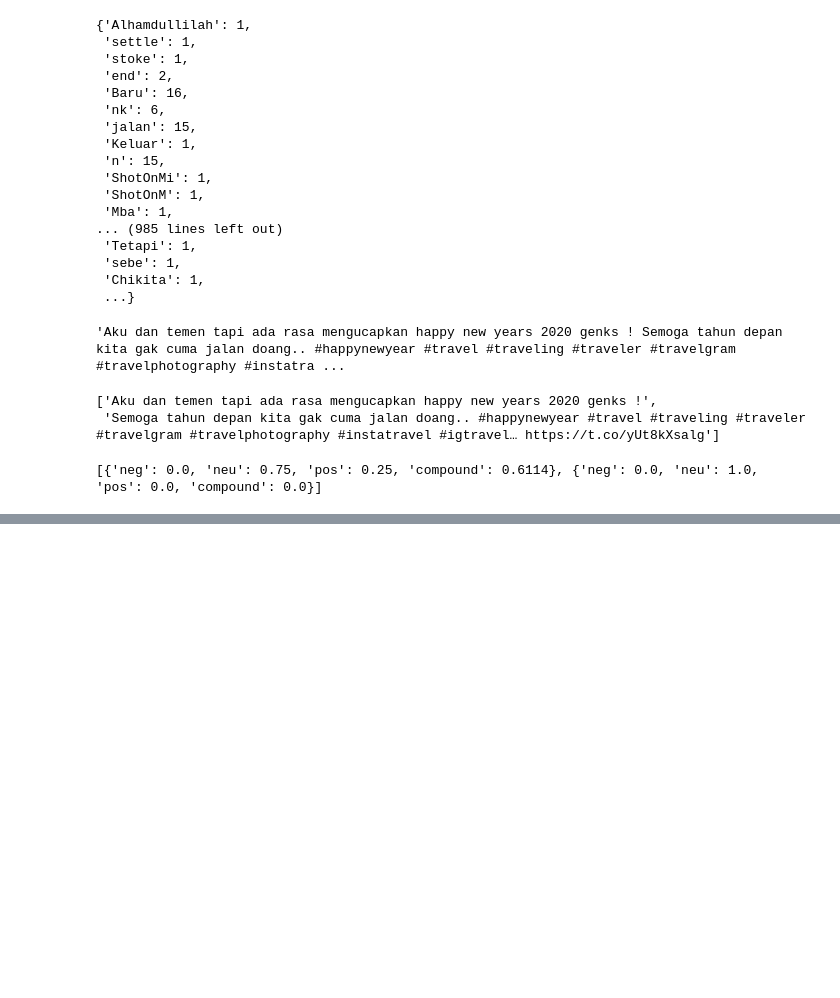
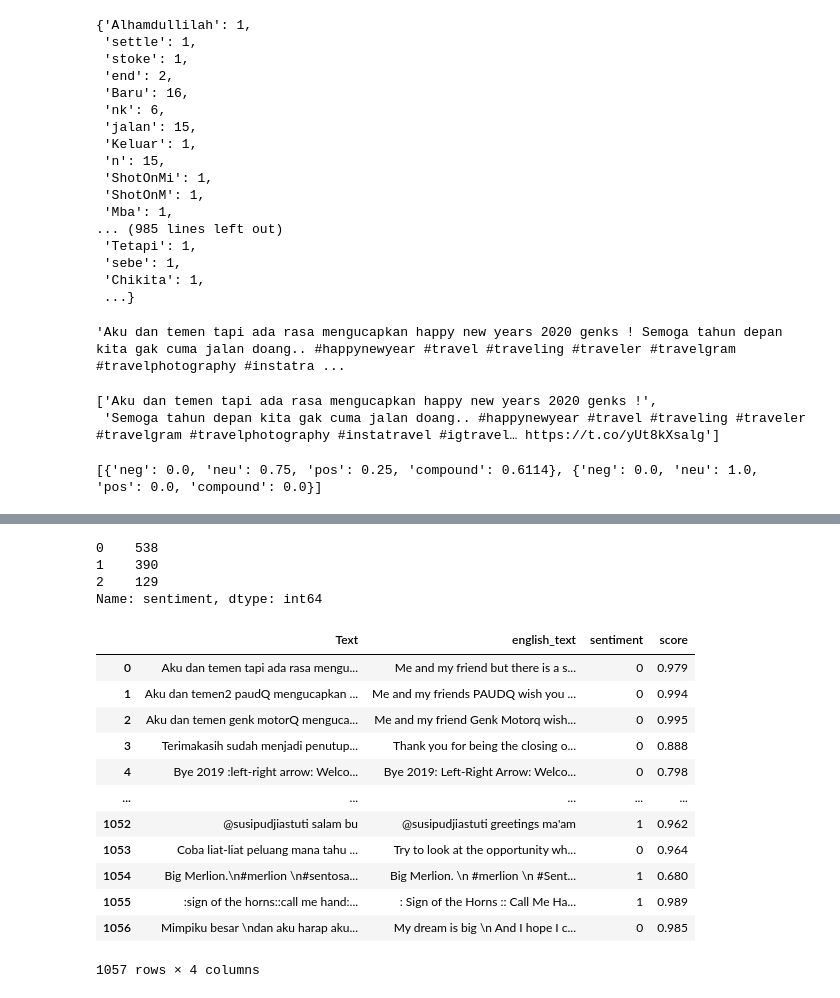
Before and after one commit to kilvear/Guest-Feedback-Insights, a Jupyter notebook: data-scrapping/twitter/translating googleapi.ipynb, the cells around one changed output, grey strips where cells are left out. Drawn from its saved outputs; the diff is of its cells as text; code cells hidden in the pictures; blank space fills up the shorter version.

```diff
--- a/data-scrapping/twitter/translating googleapi.ipynb
+++ b/data-scrapping/twitter/translating googleapi.ipynb
@@ -227,0 +254,22 @@ print(sentiment)
+# %%
+def sentiment_analysis_label(text):
+    '''
+    Sentiment analysis labelling
+    0 - positive
+    1 - negative
+    '''
+    output = nlp(text)
+    if output[0]['label'] == 'positive':
+        label = 0
+    elif output[0]['label'] == 'neutral':
+        label = 1
+    else:
+        label = 2
+    return label
+# %%
+def sentiment_analysis_score(text):
+    '''
+    Return sentiment analysis score
+    '''
+    output = nlp(text)
+    return round(output[0]['score'], 3)
@@ -227,0 +292,27 @@ print(sentiment)
+# %%
+df['sentiment'] = df['Text'].apply(sentiment_analysis_label)
+# %%
+df['sentiment'].value_counts(ascending=False)
+# %% [output]
+0    538
+1    390
+2    129
+Name: sentiment, dtype: int64
+# %%
+df['score'] = df['Text'].apply(sentiment_analysis_score)
+# %%
+df
+# %% [output]
+|  | Text | english_text | sentiment | score |
+| 0 | Aku dan temen tapi ada rasa mengu... | Me and my friend but there is a s... | 0 | 0.979 |
+| 1 | Aku dan temen2 paudQ mengucapkan ... | Me and my friends PAUDQ wish you ... | 0 | 0.994 |
+| 2 | Aku dan temen genk motorQ menguca... | Me and my friend Genk Motorq wish... | 0 | 0.995 |
+| 3 | Terimakasih sudah menjadi penutup... | Thank you for being the closing o... | 0 | 0.888 |
+| 4 | Bye 2019 :left-right arrow: Welco... | Bye 2019: Left-Right Arrow: Welco... | 0 | 0.798 |
+| ... | ... | ... | ... | ... |
+| 1052 | @susipudjiastuti salam bu | @susipudjiastuti greetings ma'am | 1 | 0.962 |
+| 1053 | Coba liat-liat peluang mana tahu ... | Try to look at the opportunity wh... | 0 | 0.964 |
+| 1054 | Big Merlion.\n#merlion \n#sentosa... | Big Merlion. \n #merlion \n #Sent... | 1 | 0.680 |
+| 1055 | :sign of the horns::call me hand:... | : Sign of the Horns :: Call Me Ha... | 1 | 0.989 |
+| 1056 | Mimpiku besar \ndan aku harap aku... | My dream is big \n And I hope I c... | 0 | 0.985 |
+1057 rows × 4 columns
```
Also changed, not shown: parts of 6 cells of this notebook, 1 other file.
